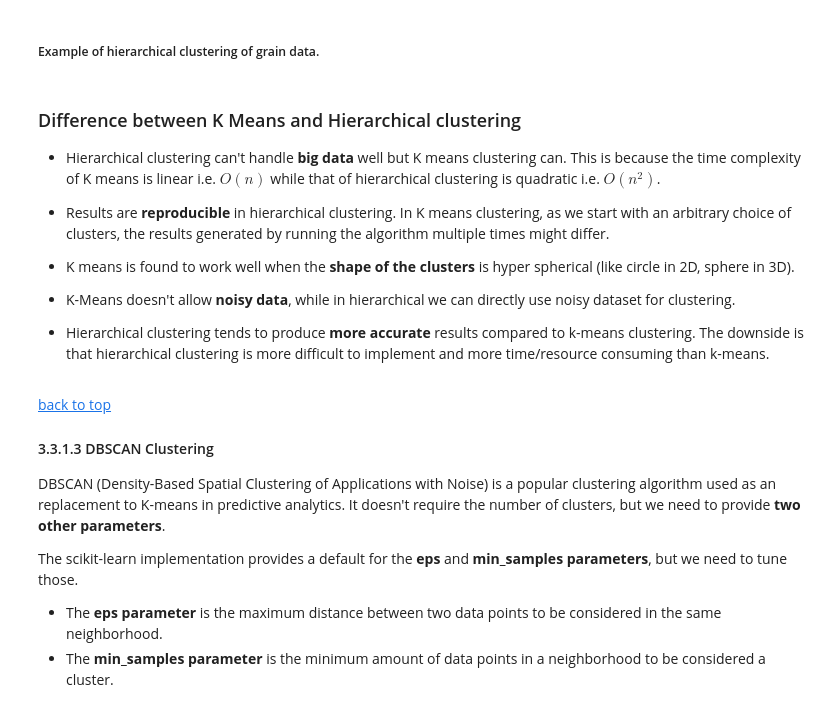
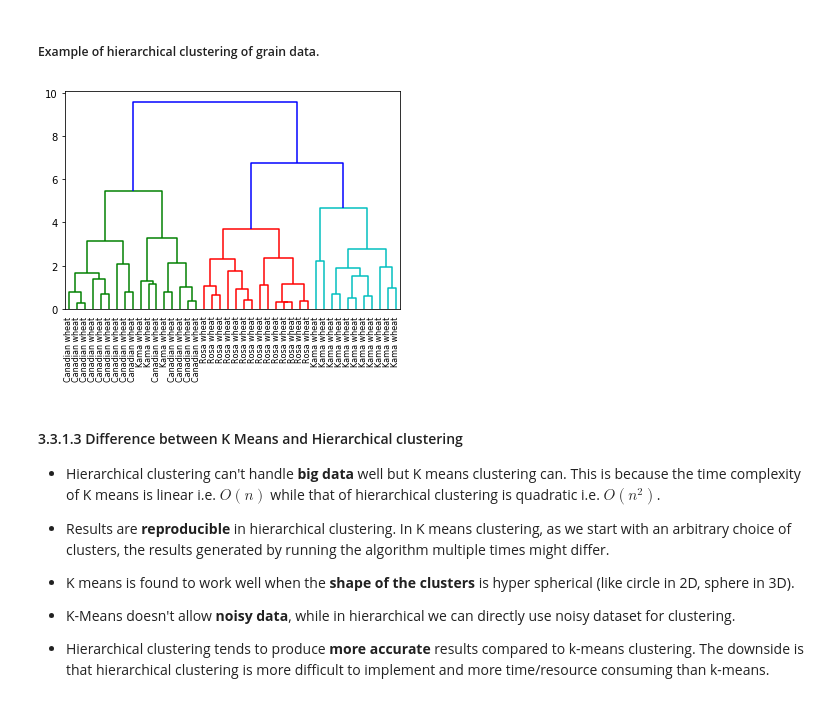
Before and after one commit to carharDBG/course_intro_to_ml, a Jupyter notebook: notebooks/3_unsupervised_learning.ipynb, the cells around one changed output. Drawn from its saved outputs; the diff is of its cells as text; code cells hidden in the pictures.

Commit message:
Updated notebook for unsupervised learning

```diff
--- a/notebooks/3_unsupervised_learning.ipynb
+++ b/notebooks/3_unsupervised_learning.ipynb
@@ -230,38 +275,50 @@ import matplotlib.pyplot as plt
 %matplotlib inline
 import pandas as pd
 
 # Reading the DataFrame
-seeds_df = pd.read_csv(
-    "https://raw.githubusercontent.com/vihar/unsupervised-learning-with-python/master/seeds-less-rows.csv")
+# "https://raw.githubusercontent.com/vihar/unsupervised-learning-with-python/master/seeds-less-rows.csv"
+
+seeds_df = pd.read_csv("../datasets/3/seeds-less-rows.csv")
+
 
 # Remove the grain species from the DataFrame, save for later
 varieties = list(seeds_df.pop('grain_variety'))
 
 # Extract the measurements as a NumPy array
 samples = seeds_df.values
 
 """
 Perform hierarchical clustering on samples using the
 linkage() function with the method='complete' keyword argument.
 Assign the result to mergings.
 """
 mergings = linkage(samples, method='complete')
 
 """
 Plot a dendrogram using the dendrogram() function on mergings,
 specifying the keyword arguments labels=varieties, leaf_rotation=90,
 and leaf_font_size=6.
 """
 dendrogram(mergings,
            labels=varieties,
            leaf_rotation=90,
            leaf_font_size=8,
            )
 
 plt.show()
+# %% [output]
+[figure, added]
 # %% [markdown]
 
-### Difference between K Means and Hierarchical clustering
+
+
+
+
+
+
+
+
+#### 3.3.1.3 Difference between K Means and Hierarchical clustering<a name="3_3_1_3"></a>
 
 * Hierarchical clustering can't handle **big data** well but K means clustering can. This is because the time complexity of K means is linear i.e. $O(n)$ while that of hierarchical clustering is quadratic i.e. $O(n^2)$.
 
@@ -272,13 +329,3 @@ plt.show()
 * K-Means doesn't allow **noisy data**, while in hierarchical we can directly use noisy dataset for clustering.
 
 * Hierarchical clustering tends to produce **more accurate** results compared to k-means clustering. The downside is that hierarchical clustering is more difficult to implement and more time/resource consuming than k-means.
-# %% [markdown]
-[back to top](#top)
-
-#### 3.3.1.3 DBSCAN Clustering<a name="3_3_1_3"></a>
-
-DBSCAN (Density-Based Spatial Clustering of Applications with Noise) is a popular clustering algorithm used as an replacement to K-means in predictive analytics. It doesn't require the number of clusters, but we need to provide **two other parameters**.
-
-The scikit-learn implementation provides a default for the **eps** and **min_samples parameters**, but we need to tune those.
-- The **eps parameter** is the maximum distance between two data points to be considered in the same neighborhood.
-- The **min_samples parameter** is the minimum amount of data points in a neighborhood to be considered a cluster.
```
Also changed, not shown: parts of 32 cells of this notebook, 9 other files.
